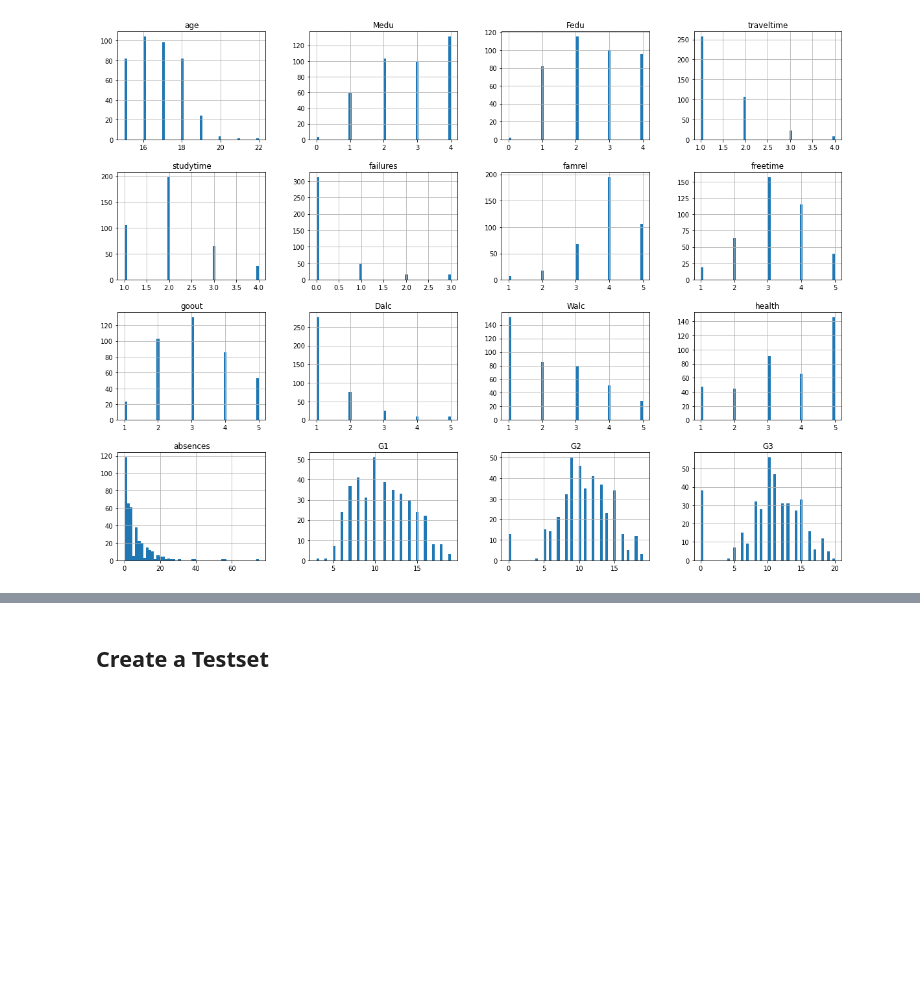
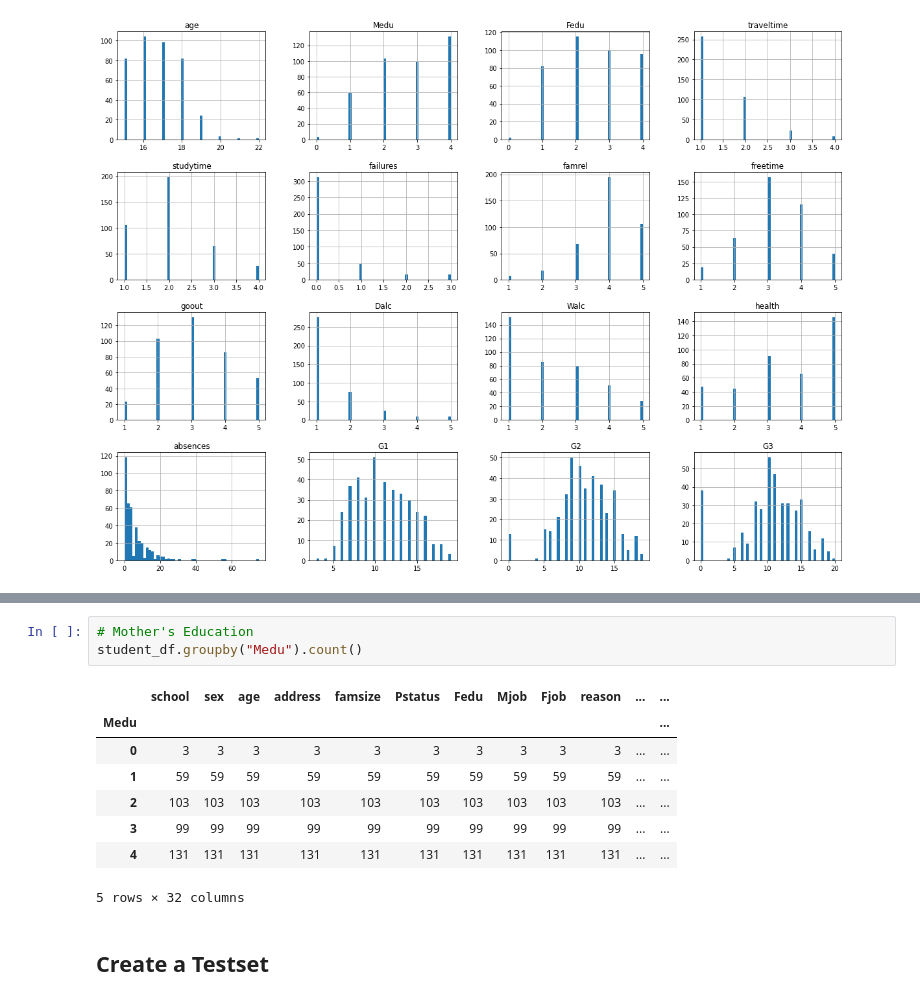
Before and after one commit to ryoiwata/handson-ml, a Jupyter notebook: notebooks/chapter_2_end_to_end_machine_learning_project.ipynb, the cells around one changed output, grey strips where cells are left out. Drawn from its saved outputs; the diff is of its cells as text; blank space fills up the shorter version.

```diff
--- a/notebooks/chapter_2_end_to_end_machine_learning_project.ipynb
+++ b/notebooks/chapter_2_end_to_end_machine_learning_project.ipynb
@@ -84,3 +112,15 @@ plt.show()
+# %%
+# Mother's Education
+student_df.groupby("Medu").count()
+# %% [output]
+|  | school | sex | age | address | famsize | Pstatus | Fedu | Mjob | Fjob | reason | ... | ... |
+| Medu |  |  |  |  |  |  |  |  |  |  |  | ... |
+| 0 | 3 | 3 | 3 | 3 | 3 | 3 | 3 | 3 | 3 | 3 | ... | ... |
+| 1 | 59 | 59 | 59 | 59 | 59 | 59 | 59 | 59 | 59 | 59 | ... | ... |
+| 2 | 103 | 103 | 103 | 103 | 103 | 103 | 103 | 103 | 103 | 103 | ... | ... |
+| 3 | 99 | 99 | 99 | 99 | 99 | 99 | 99 | 99 | 99 | 99 | ... | ... |
+| 4 | 131 | 131 | 131 | 131 | 131 | 131 | 131 | 131 | 131 | 131 | ... | ... |
+5 rows × 32 columns
 # %% [markdown]
 ## Create a Testset
 # %% [markdown]
```
Also changed, not shown: parts of 25 cells of this notebook.
